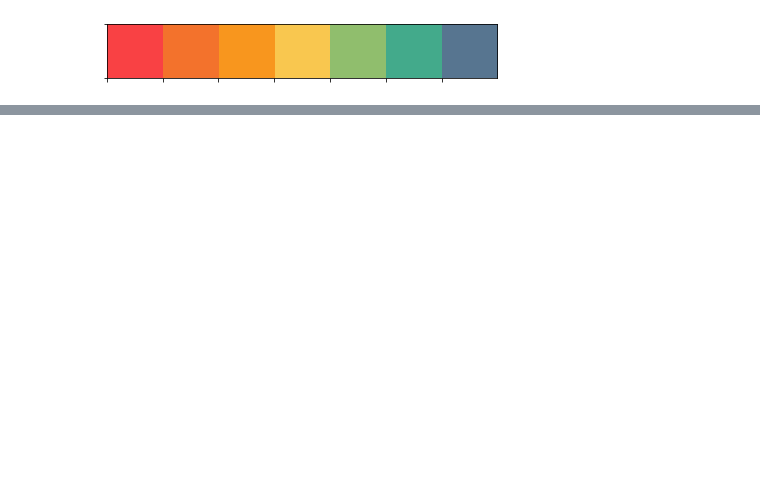
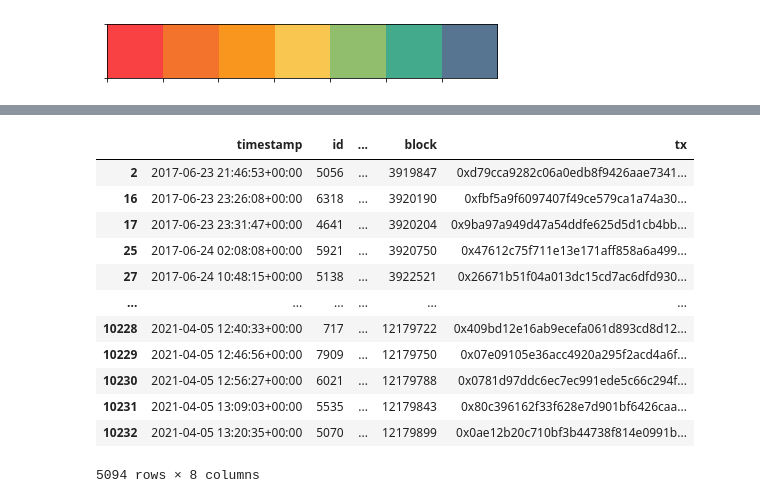
Before and after one commit to Jroc561/Model-Tester, a Jupyter notebook: research.ipynb, the cells around one changed output, grey strips where cells are left out. Saved outputs shown, nothing was run; the diff lists cells and outputs as text; code cells hidden in the pictures; blank space fills up the shorter version.

```diff
--- a/research.ipynb
+++ b/research.ipynb
@@ -114,0 +121,17 @@ sns.palplot(color)
+# %%
+last_sales = punk_sales.sort_values(by=['timestamp']).drop_duplicates(subset='id', keep='last')
+last_sales
+# %% [output]
+|  | timestamp | id | ... | block | tx |
+| 2 | 2017-06-23 21:46:53+00:00 | 5056 | ... | 3919847 | 0xd79cca9282c06a0edb8f9426aae7341... |
+| 16 | 2017-06-23 23:26:08+00:00 | 6318 | ... | 3920190 | 0xfbf5a9f6097407f49ce579ca1a74a30... |
+| 17 | 2017-06-23 23:31:47+00:00 | 4641 | ... | 3920204 | 0x9ba97a949d47a54ddfe625d5d1cb4bb... |
+| 25 | 2017-06-24 02:08:08+00:00 | 5921 | ... | 3920750 | 0x47612c75f711e13e171aff858a6a499... |
+| 27 | 2017-06-24 10:48:15+00:00 | 5138 | ... | 3922521 | 0x26671b51f04a013dc15cd7ac6dfd930... |
+| ... | ... | ... | ... | ... | ... |
+| 10228 | 2021-04-05 12:40:33+00:00 | 717 | ... | 12179722 | 0x409bd12e16ab9ecefa061d893cd8d12... |
+| 10229 | 2021-04-05 12:46:56+00:00 | 7909 | ... | 12179750 | 0x07e09105e36acc4920a295f2acd4a6f... |
+| 10230 | 2021-04-05 12:56:27+00:00 | 6021 | ... | 12179788 | 0x0781d97ddc6ec7ec991ede5c66c294f... |
+| 10231 | 2021-04-05 13:09:03+00:00 | 5535 | ... | 12179843 | 0x80c396162f33f628e7d901bf6426caa... |
+| 10232 | 2021-04-05 13:20:35+00:00 | 5070 | ... | 12179899 | 0x0ae12b20c710bf3b44738f814e0991b... |
+5094 rows × 8 columns
```
Also changed, not shown: parts of 20 cells of this notebook, 2 other files.
